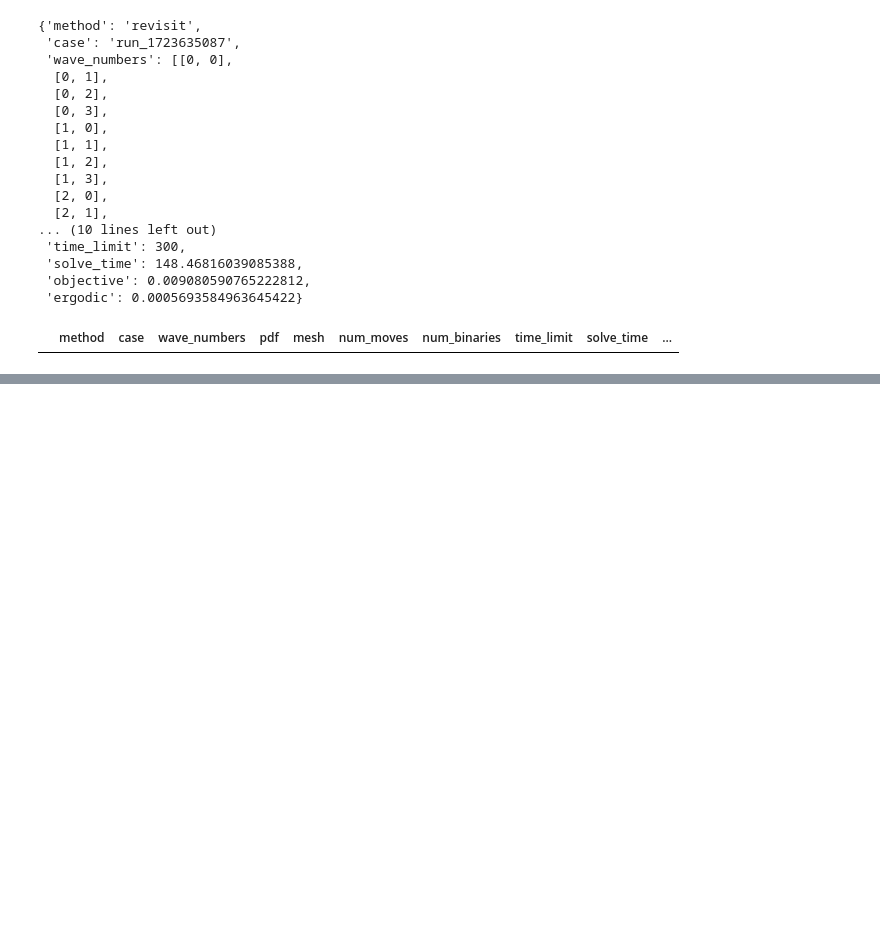
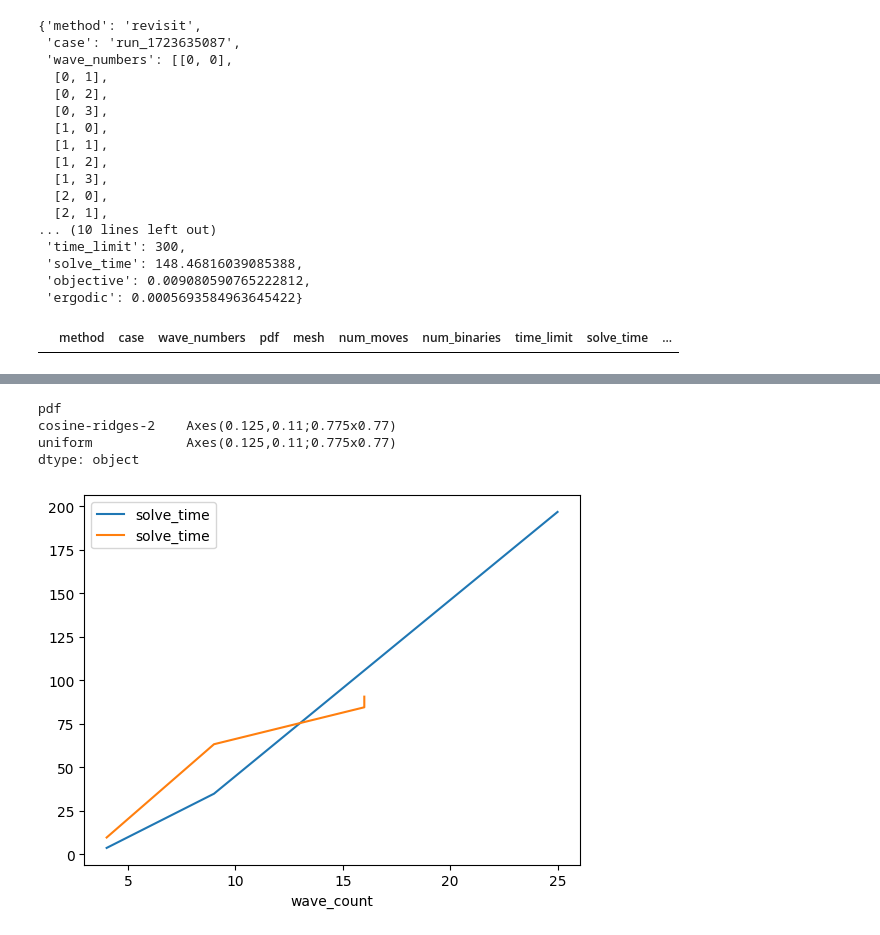
Before and after one commit to arthurrichards77/ergodic, a Jupyter notebook: results.ipynb, the cells around one changed output, grey strips where cells are left out. Drawn from its saved outputs; the diff is of its cells as text; code cells hidden in the pictures; blank space fills up the shorter version.

```diff
--- a/results.ipynb
+++ b/results.ipynb
@@ -63,2 +65,5 @@ df.sort_values(['pdf','mesh','method'])
 | 1 | revisit | run_1723639538 | [[0, 0], [0, 1], [0, 2], [0, 3], ... | uniform | tri 8x8 | 16 | 5152 | 300 | 300.584648 | ... |
 | 9 | tsp | run_1723648269 | [[0, 0], [0, 1], [0, 2], [0, 3], ... | uniform | tri 8x8 | 18 | 450 | 300 | 301.948649 | ... |
+# %%
+wave_df = df[(df['method']=='revisit-fix0-fix1') & (df['mesh']=='square 8x8') & (df['num_moves']==16) & (df['pdf'].isin(['cosine-ridges-2','uniform']))]
+wave_df.sort_values(['pdf','mesh','num_moves','method','wave_count'])
@@ -64,0 +82,9 @@ df.sort_values(['pdf','mesh','method'])
+# %%
+fig, ax = plt.subplots()
+wave_df.sort_values(['wave_count']).groupby('pdf').plot(x='wave_count',y='solve_time',ax=ax)
+# %% [output]
+pdf
+cosine-ridges-2    Axes(0.125,0.11;0.775x0.77)
+uniform            Axes(0.125,0.11;0.775x0.77)
+dtype: object
+[figure, added]
```
Also changed, not shown: parts of 4 cells of this notebook, 1 other file.
